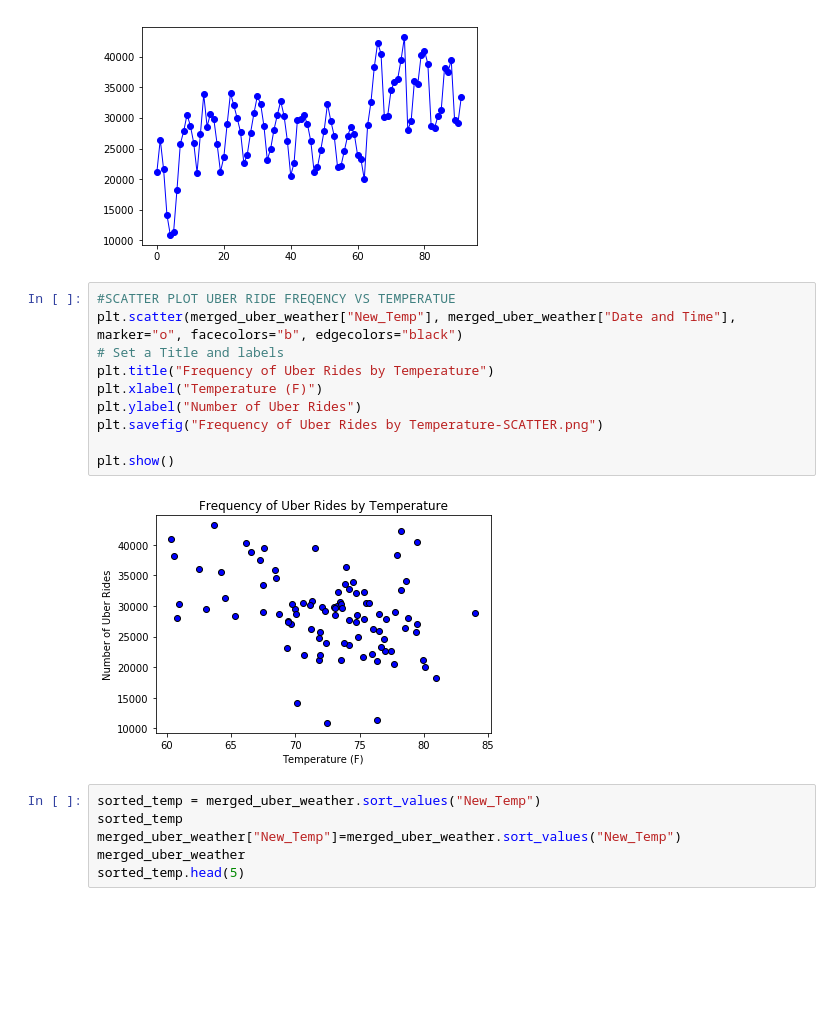
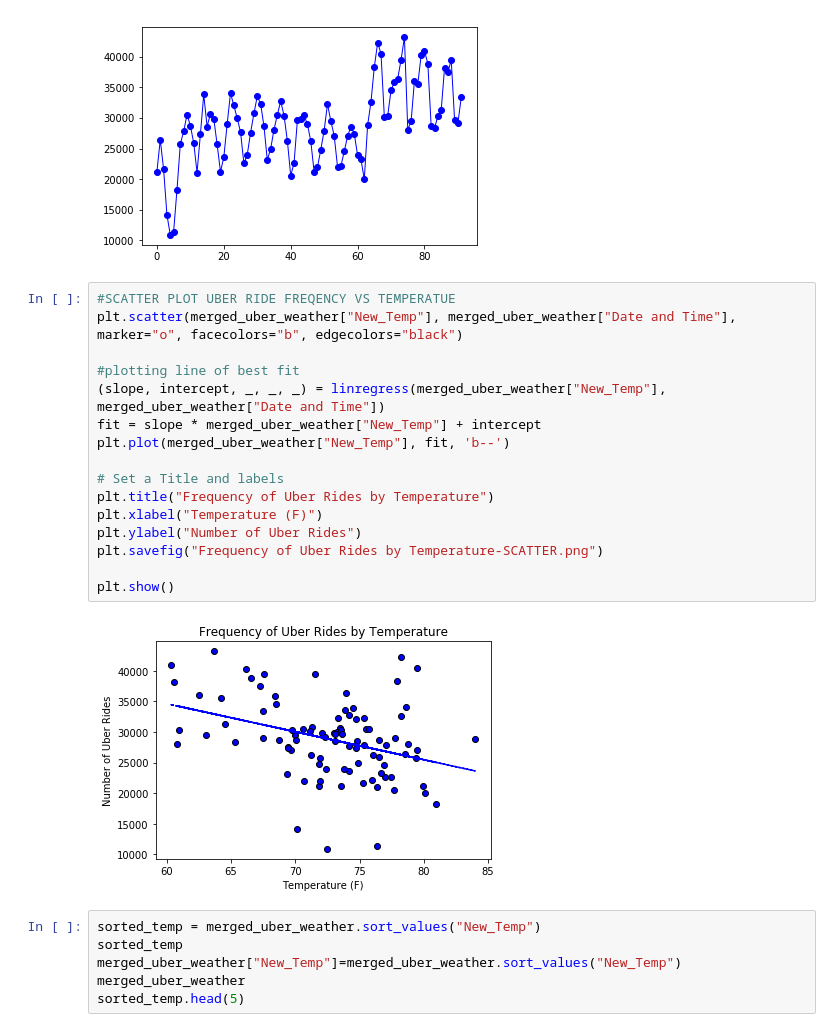
Before and after one commit to blair5431/Project1, a Jupyter notebook: wunderweather+api-BT.ipynb, the cells around one changed output. Cells and saved outputs as stored; diff of their text form; blank space fills up the shorter version.

Commit message:
upadted graphs

```diff
--- a/wunderweather+api-BT.ipynb
+++ b/wunderweather+api-BT.ipynb
@@ -453,15 +465,21 @@ plt.show()
 # %%
 #SCATTER PLOT UBER RIDE FREQENCY VS TEMPERATUE
 plt.scatter(merged_uber_weather["New_Temp"], merged_uber_weather["Date and Time"], marker="o", facecolors="b", edgecolors="black")
+
+#plotting line of best fit
+(slope, intercept, _, _, _) = linregress(merged_uber_weather["New_Temp"], merged_uber_weather["Date and Time"])
+fit = slope * merged_uber_weather["New_Temp"] + intercept
+plt.plot(merged_uber_weather["New_Temp"], fit, 'b--')
+
 # Set a Title and labels
 plt.title("Frequency of Uber Rides by Temperature")
 plt.xlabel("Temperature (F)")
 plt.ylabel("Number of Uber Rides")
 plt.savefig("Frequency of Uber Rides by Temperature-SCATTER.png")
 
 plt.show()
 # %% [output]
-[figure, old version]
+[figure, new version]
 # %%
 sorted_temp = merged_uber_weather.sort_values("New_Temp")
 sorted_temp
```
Also changed, not shown: parts of 4 cells of this notebook.
